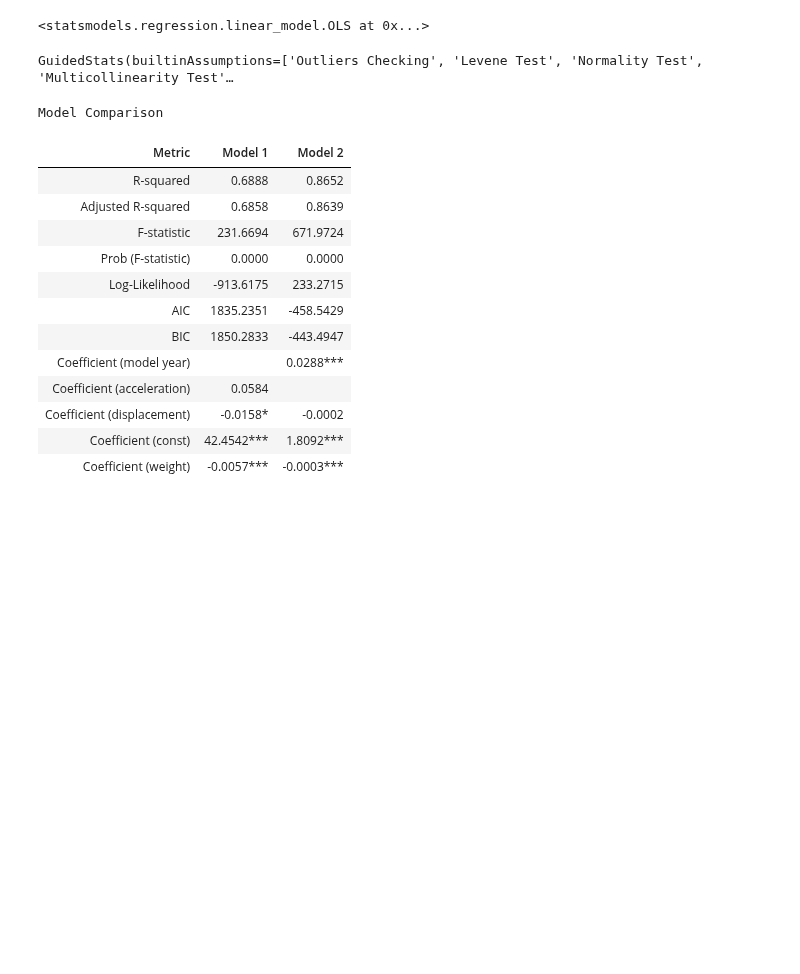
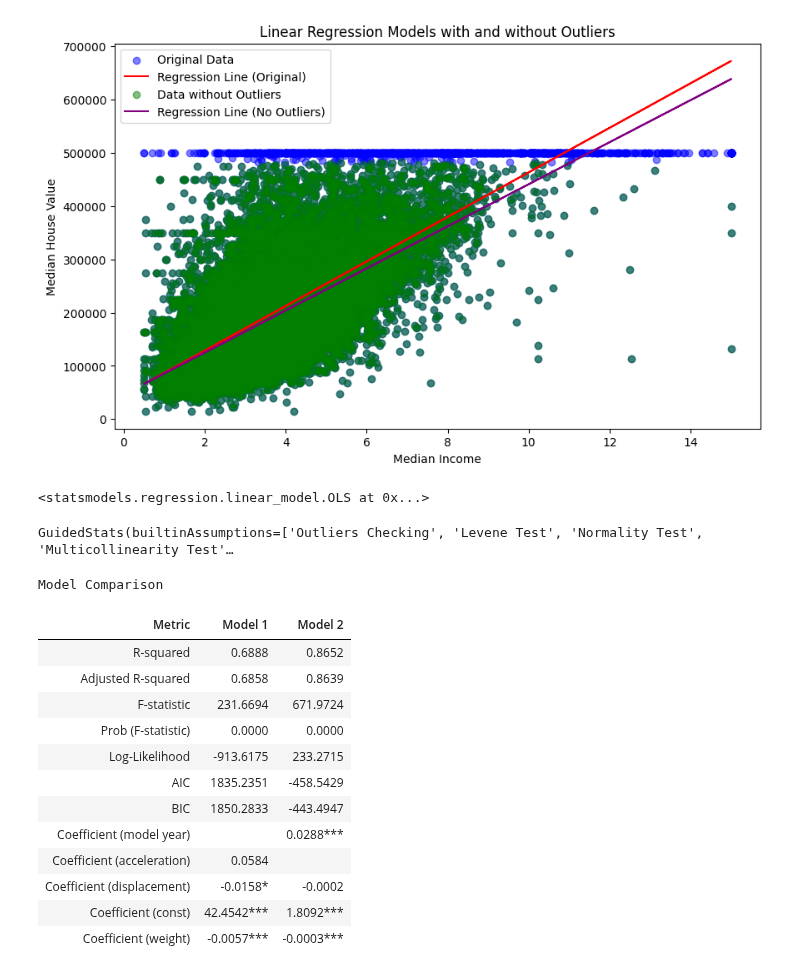
Before and after one commit to cmudig/GuidedStats, a Jupyter notebook: examples/test.ipynb, the cells around one changed output. Drawn from its saved outputs; the diff is of its cells as text; code cells hidden in the pictures; blank space fills up the shorter version.

```diff
--- a/examples/test.ipynb
+++ b/examples/test.ipynb
@@ -392,0 +156,8 @@ a.export("dataset")
+# %%
+model1 = b.export("model")
+# %%
+df["avg_rooms"] = df["total_rooms"]/df["population"]
+df["avg_bedrooms"] = df["total_bedrooms"]/df["population"]
+df["avg_household_size"] = df["population"]/df["households"]
+c = GuidedStats(df)
+c
@@ -392,0 +166,2 @@ a.export("dataset")
+# %%
+model2 = c.export("model")
@@ -393,3 +183,32 @@ a.export("dataset")
+# %%
+df_no_outliers = c.export("dataset")
+# %%
+import matplotlib.pyplot as plt
+import pandas as pd
+import numpy as np
+from sklearn.linear_model import LinearRegression
+
+# Assuming df is your DataFrame and it has been loaded
+X = df[["median_income"]]
+y = df["median_house_value"]
+
+# Linear regression on data without outliers
+X_no_outliers = df_no_outliers[["median_income"]]
+y_no_outliers = df_no_outliers["median_house_value"]
+
+# Plotting both linear regression lines on the same plot
+plt.figure(figsize=(10, 6))
+plt.scatter(X, y, color='blue', alpha=0.5, label='Original Data')
+plt.plot(X, model1.predict(X), color='red', label='Regression Line (Original)')
+plt.scatter(X_no_outliers, y_no_outliers, color='green', alpha=0.5, label='Data without Outliers')
+plt.plot(X_no_outliers, model2.predict(X_no_outliers), color='purple', label='Regression Line (No Outliers)')
+plt.title("Linear Regression Models with and without Outliers")
+plt.xlabel("Median Income")
+plt.ylabel("Median House Value")
+plt.legend()
+plt.show()
+# %% [output]
+[figure, added]
 # %%
 model1 = a.export("model")
 # %%
```
Also changed, not shown: parts of 46 cells of this notebook, 15 other files.
